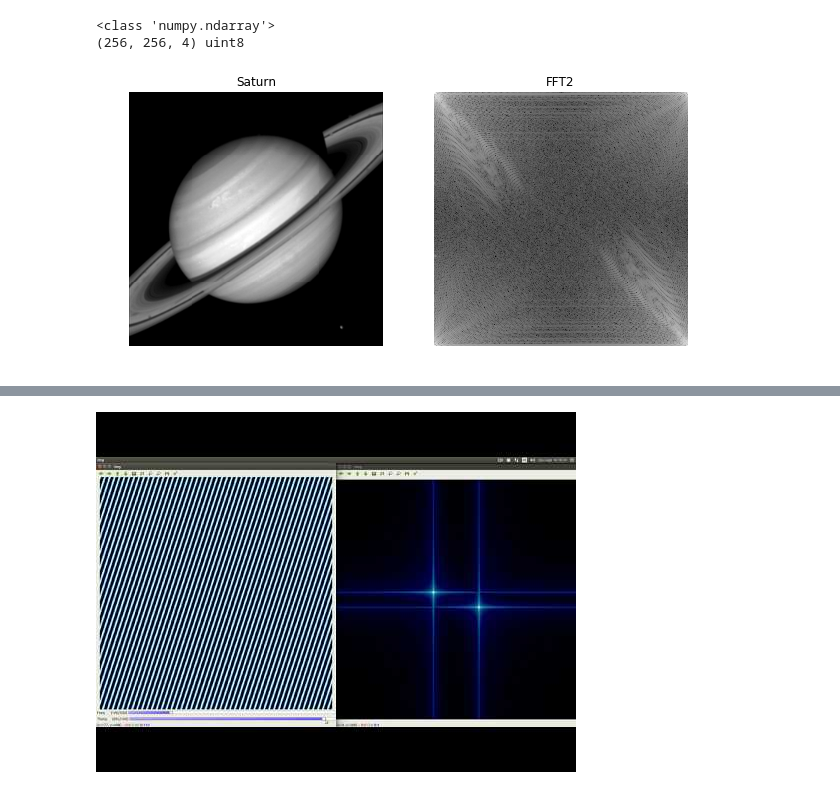
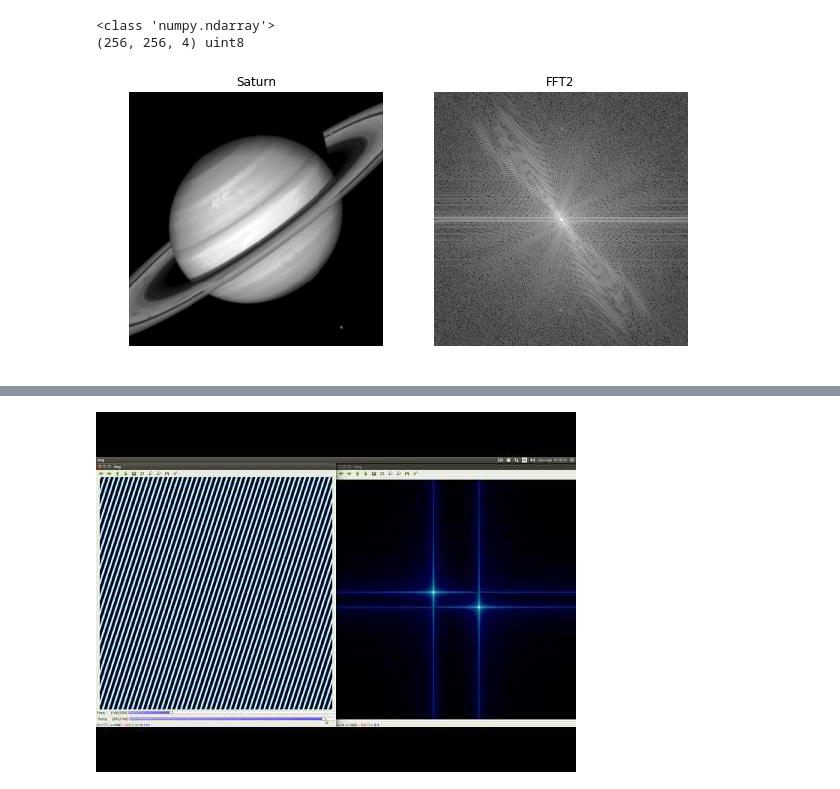
Before and after one commit to rafaelbidese/fvc-practice, a Jupyter notebook: 2d-fft.ipynb, the cells around one changed output, grey strips where cells are left out. Saved outputs shown, nothing was run; the diff lists cells and outputs as text; code cells hidden in the pictures.

Commit message:
Fixes the relative origin of the 2d-fft with fftshift

```diff
--- a/2d-fft.ipynb
+++ b/2d-fft.ipynb
@@ -5,35 +5,36 @@ import numpy as np
 import matplotlib.pyplot as plt
 
 import warnings
 warnings.filterwarnings("ignore")
 
 %matplotlib inline
 
 img = plt.imread('images/saturn.png', 'uint8') # carrega a imagem
 
 gray_im = color.rgb2gray(img) # converte para tons de cinza
 fft2 = fftpack.fft2(gray_im) # utiliza função pronta para fft2
-fft2_scaled = 10*np.log10(abs(fft2)) # escala em dB para melhorar visualização
+fft2_shifted = np.fft.fftshift(fft2)
+fft2_scaled = 10*np.log10(abs(fft2_shifted)) # escala em dB para melhorar visualização
 
 
 # configurações do print
 print(type(img))
 print(img.shape, img.dtype)
 
 plt.figure(figsize=(10,10))
 plt.subplot(121)
 plt.imshow(img, cmap=plt.cm.gray)
 plt.title('Saturn')
 plt.axis('off')
 plt.subplot(122)
 plt.imshow(fft2_scaled, cmap=plt.cm.gray)
 plt.title('FFT2')
 plt.axis('off')
 plt.show()
 # %% [output]
 <class 'numpy.ndarray'>
 (256, 256, 4) uint8
-[figure, old version]
+[figure, new version]
 # %%
 # Primeiro as linhas, depois as colunas
 xfft_im = np.apply_along_axis(lambda x: np.fft.fft(x), 0, gray_im) #FFT no eixo x da imagem
```
Also changed, not shown: parts of 2 cells of this notebook.
